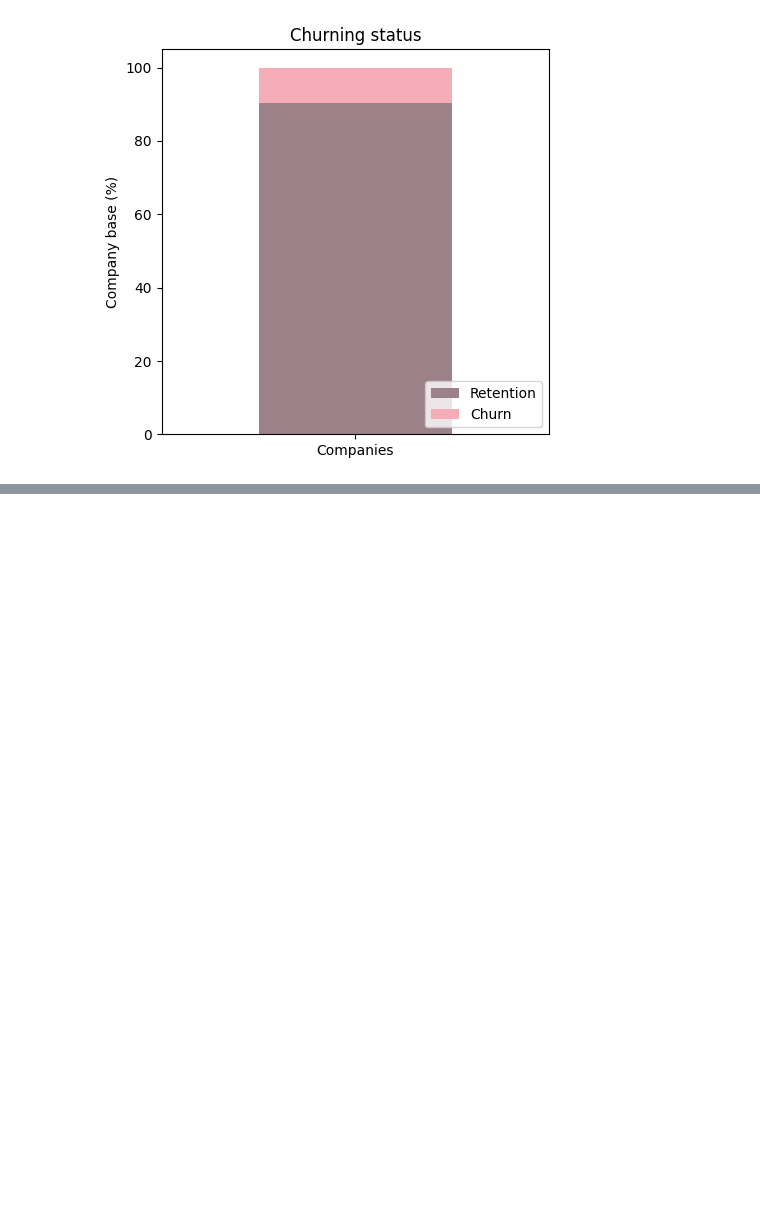
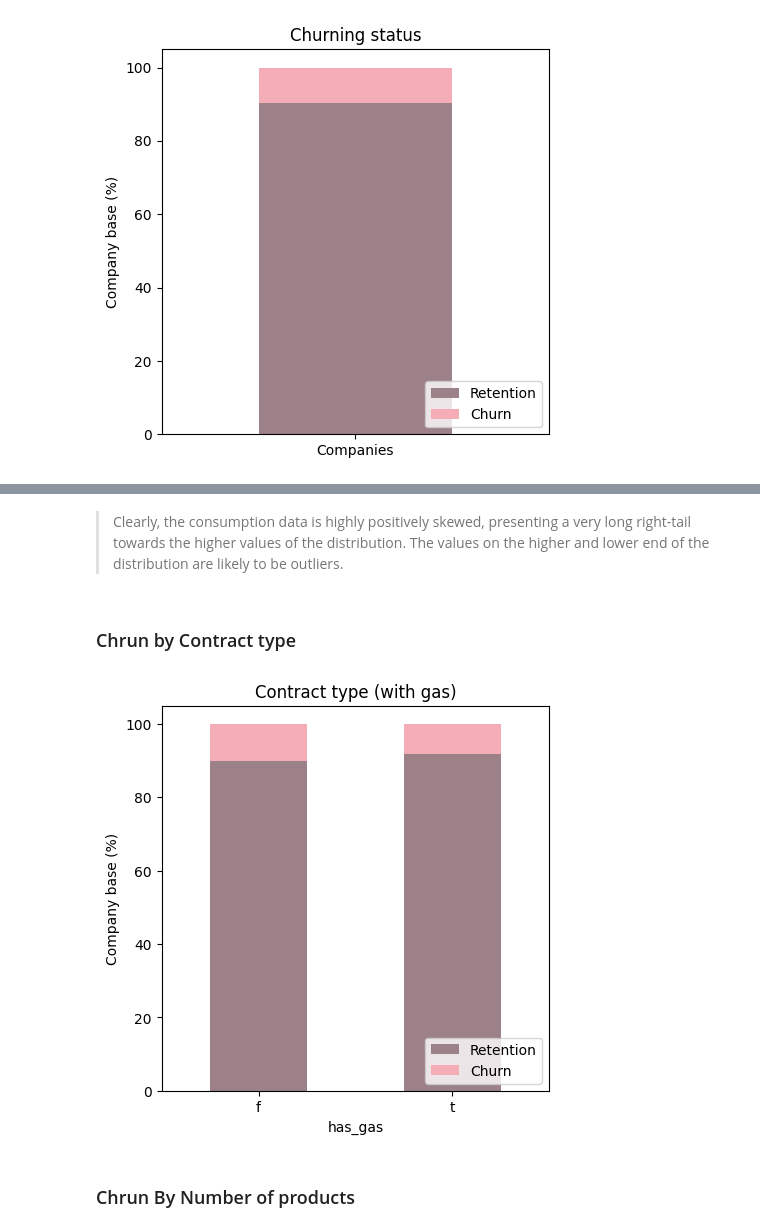
Before and after one commit to LittlePandaCode/Costumer_Chrun, a Jupyter notebook: BCGX_datascience.ipynb, the cells around one changed output, grey strips where cells are left out. Saved outputs shown, nothing was run; the diff lists cells and outputs as text; code cells hidden in the pictures; blank space fills up the shorter version.

```diff
--- a/BCGX_datascience.ipynb
+++ b/BCGX_datascience.ipynb
@@ -118,7 +111,7 @@ memory usage: 2.9+ MB
 # %%
 # distribution of columns
 colors=['#9d8189','#f4acb7']
-def plot_stacked_bars(dataframe, title_, size_=(18, 10), rot_=0, legend_="upper right"):
+def plot_stacked_bars(dataframe, title_, size_=(15, 9), rot_=0, legend_="upper right"):
     """
     Plot stacked bars with annotations
     """
@@ -168,0 +170,14 @@ plot_distribution(consumption, 'cons_12m', axs)
+# %% [markdown]
+> Clearly, the consumption data is highly positively skewed, presenting a very long right-tail towards the higher values of the distribution. The values on the higher and lower end of the distribution are likely to be outliers.
+# %% [markdown]
+### Chrun by Contract type
+# %%
+contract_type =ds_client[['id', 'has_gas', 'churn']]
+contract = contract_type.groupby([contract_type['churn'], contract_type['has_gas']])['id'].count().unstack(level=0)
+contract_percentage = (contract.div(contract.sum(axis=1), axis=0) * 100).sort_values(by=[1], ascending=False)
+# %%
+plot_stacked_bars(contract_percentage, 'Contract type (with gas)',(5, 5), legend_="lower right")
+# %% [output]
+[figure, added]
+# %% [markdown]
+### Chrun By Number of products
```
Also changed, not shown: parts of 65 cells of this notebook.
